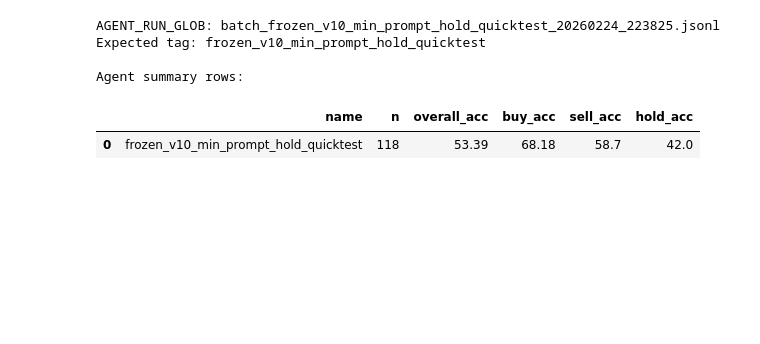
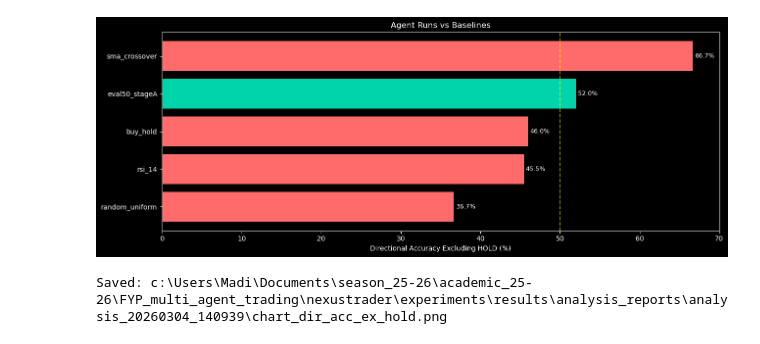
Before and after one commit to medex256/nexustrader, a Jupyter notebook: experiments/experiment_notebook_clean.ipynb, the cells around one changed output. Drawn from its saved outputs; the diff is of its cells as text; code cells hidden in the pictures; blank space fills up the shorter version.

```diff
--- a/experiments/experiment_notebook_clean.ipynb
+++ b/experiments/experiment_notebook_clean.ipynb
@@ -293,62 +459,28 @@ display(baseline_summary)
 # %%
-# Debug + plot to ensure the selected run tag is visible
+plot_df = pd.DataFrame()
+if not agent_summary.empty:
+    plot_df = pd.concat([plot_df, agent_summary.assign(group="agent")[["name", "dir_acc_ex_hold_%", "group"]]], ignore_index=True)
+if not baseline_summary.empty:
+    plot_df = pd.concat([plot_df, baseline_summary.assign(group="baseline")[["name", "dir_acc_ex_hold_%", "group"]]], ignore_index=True)
 
-# 1) Resolve expected tag from AGENT_RUN_GLOB (when a single file is selected)
-expected_tag = None
-if "*" not in AGENT_RUN_GLOB and AGENT_RUN_GLOB.endswith(".jsonl"):
-    expected_tag, _ = parse_tag_and_timestamp(AGENT_RUN_GLOB)
+plot_df = plot_df.dropna(subset=["dir_acc_ex_hold_%"]).sort_values("dir_acc_ex_hold_%", ascending=True).reset_index(drop=True)
 
-print("AGENT_RUN_GLOB:", AGENT_RUN_GLOB)
-print("Expected tag:", expected_tag)
-print("\nAgent summary rows:")
-display(agent_summary[["name", "n", "overall_acc", "buy_acc", "sell_acc", "hold_acc"]])
-
-if expected_tag is not None and expected_tag not in set(agent_summary["name"]):
-    print("⚠ Expected tag not found in agent_summary.")
-    print("   Re-run Cells 4 → 8 → 18 (config, load runs, summary).")
-
-# 2) Build plotting frame and sort for readability
-plot_df = pd.concat([
-    agent_summary.assign(group="agent")[["name", "overall_acc", "group"]],
-    baseline_summary.assign(group="baseline")[["name", "overall_acc", "group"]],
-], ignore_index=True)
-
-plot_df = plot_df.dropna(subset=["overall_acc"]).sort_values("overall_acc", ascending=True).reset_index(drop=True)
-
-# 3) Highlight expected run (if available)
-def _color_for_row(row):
-    if expected_tag is not None and row["name"] == expected_tag:
-        return "#ffd166"  # highlight selected run
-    return "#00d4aa" if row["group"] == "agent" else "#ff6b6b"
-
-colors = plot_df.apply(_color_for_row, axis=1).tolist()
-
-# 4) Plot
-fig, ax = plt.subplots(figsize=(13, max(5, 0.55 * len(plot_df))))
-ax.barh(plot_df["name"], plot_df["overall_acc"], color=colors)
-ax.axvline(50, color="yellow", linestyle="--", alpha=0.5)
-ax.set_xlabel("Overall directional accuracy (%)")
-ax.set_title("NexusTrader runs vs baseline strategies")
-
-for y, v in enumerate(plot_df["overall_acc"]):
-    ax.text(v + 0.25, y, f"{v:.1f}%", va="center", fontsize=9)
-
-plt.tight_layout()
-chart_path = CHART_DIR / "clean_notebook_overall_accuracy.png"
-plt.savefig(chart_path, dpi=150, bbox_inches="tight")
-plt.show()
-print("Saved chart:", chart_path)
-
-# 5) Focused check for v6 visibility
-if "frozen_v6_2debates" in set(plot_df["name"]):
-    print("✅ v6 is present in plot_df.")
-    display(plot_df[plot_df["name"] == "frozen_v6_2debates"])
+if not plot_df.empty:
+    fig, ax = plt.subplots(figsize=(13, max(5, 0.55 * len(plot_df))))
+    colors = ["#00d4aa" if g == "agent" else "#ff6b6b" for g in plot_df["group"]]
+    ax.barh(plot_df["name"], plot_df["dir_acc_ex_hold_%"], color=colors)
+    ax.axvline(50, color="yellow", linestyle="--", alpha=0.5)
+    ax.set_xlabel("Directional Accuracy Excluding HOLD (%)")
+    ax.set_title("Agent Runs vs Baselines")
+    for y, v in enumerate(plot_df["dir_acc_ex_hold_%"]):
+        ax.text(v + 0.25, y, f"{v:.1f}%", va="center", fontsize=9)
+    plt.tight_layout()
+    chart_path = bundle_dir / "chart_dir_acc_ex_hold.png"
+    plt.savefig(chart_path, dpi=150, bbox_inches="tight")
+    plt.show()
+    print("Saved:", chart_path)
 else:
-    print("⚠ v6 not in current plot_df. This usually means old variables in kernel; rerun Cells 4, 8, 18, then this cell.")
+    print("No rows to plot.")
 # %% [output]
+[figure, new version]
-AGENT_RUN_GLOB: batch_frozen_v10_min_prompt_hold_quicktest_20260224_223825.jsonl
-Expected tag: frozen_v10_min_prompt_hold_quicktest
-
-Agent summary rows:
+Saved: c:\Users\Madi\Documents\season_25-26\academic_25-26\FYP_multi_agent_trading\nexustrader\experiments\results\analysis_reports\analysis_20260304_140939\chart_dir_acc_ex_hold.png
-|  | name | n | overall_acc | buy_acc | sell_acc | hold_acc |
-| 0 | frozen_v10_min_prompt_hold_quicktest | 118 | 53.39 | 68.18 | 58.7 | 42.0 |
```
Also changed, not shown: parts of 32 cells of this notebook, 42 other files.
